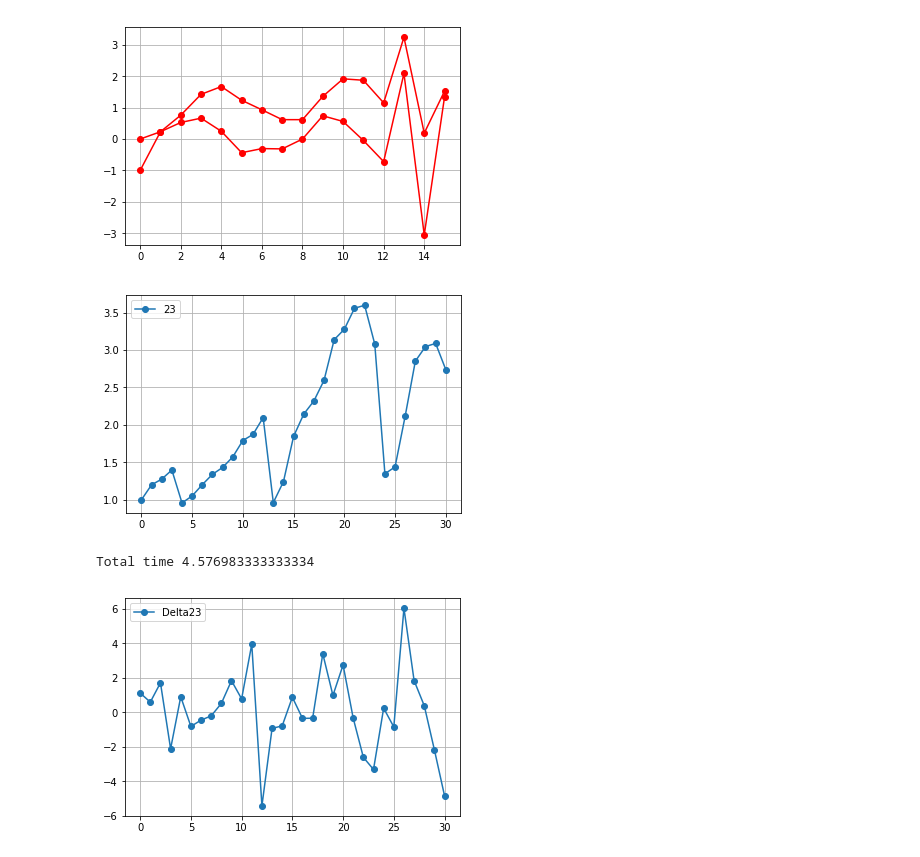
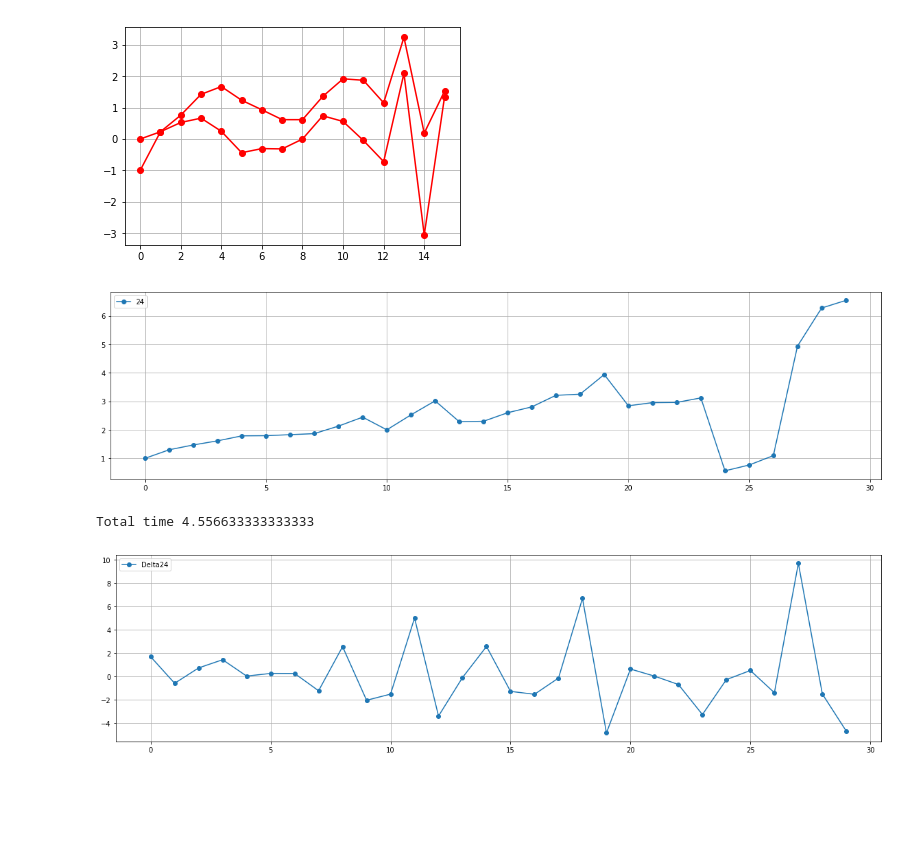
Before and after one commit to AndreeaStefan/SmartuistWrapper, a Jupyter notebook: evaluation/PlotResults.ipynb, the cells around one changed output. Cells and saved outputs as stored; diff of their text form; code cells hidden in the pictures; blank space fills up the shorter version.

```diff
--- a/evaluation/PlotResults.ipynb
+++ b/evaluation/PlotResults.ipynb
@@ -111,14 +111,14 @@ plt.show()
 # player 8 = change effort
 # player 9 = same as 8
 
-players = [23]
+players = [24]
 results = []
 gradientStats = []
 path ="C:\\Users\\huber\\OneDrive\\Dokumenty\\thesis-hubert\\unity\\SmartuistWrapper\\tapResult.csv"
 pathA = "E:\\Andreea\\Projects\\Git\\SmartsuitWrapper\\SmartuistWrapper\\tapResult.csv"
 pathStats ="C:\\Users\\huber\\OneDrive\\Dokumenty\\thesis-hubert\\unity\\SmartuistWrapper\\tapResult.csv"
-pathStatsA = "E:\\Andreea\\Projects\\Git\\SmartsuitWrapper\\SmartuistWrapper\\GradientStats.csv"
-
+pathStatsA = "E:\\Andreea\\Projects\\Git\\SmartsuitWrapper\\SmartuistWrapper\\GradientStats2.txt"
+plt.rcParams['figure.figsize'] = [20, 5]
 # read tap results / player
 results = [0] * 100
 f = open(pathA, "r")
@@ -133,19 +133,7 @@ for x in f:
             results[player] = []
             results[player].append(line)
 
-# read gradient results / player
-gradientStats = [0] * 100
-f = open(pathStatsA, "r")
-player = -1
-for x in f:
-    line = x.split(',')
-    if int(line[0]) == player:
-        gradientStats[player].append(line)
-    else:
-        player = int(line[0])
-        gradientStats[player] = []
-        gradientStats[player].append(line)
-f.close()
+
 
 for p in players:
     tmp = results[p]
@@ -163,35 +151,50 @@ for p in players:
         th.append(float(words[11]))
         thNorm.append(float(words[12]))
         unique = [x for i, x in enumerate(lengths) if i == lengths.index(x)]
 
         x = list(range(0, len(unique)))
         uniqueGain = [x for i, x in enumerate(gain) if i == gain.index(x)]
     plt.plot(x, unique, 'o-', label=p)
 
 plt.legend(loc='upper left')
 plt.grid(True)
 plt.show()
 print("Total time", totalTime/60000)
 
+
+# read gradient results / player
+gradientStats = [0] * 100
+f = open(pathStatsA, "r")
+player = -1
+for x in f:
+    line = x.split(',')
+    if int(line[0]) == player:
+        gradientStats[player].append(line)
+    else:
+        player = int(line[0])
+        gradientStats[player] = []
+        gradientStats[player].append(line)
+f.close()
+
 # delta
 
 for p in players:
     tmp = gradientStats[p]
     gain = []
     prevGain = []
     for words in tmp:
         gain.append(float(words[5]))
         prevGain.append(float(words[4]))
 
     delta = np.array(gain) - np.array(prevGain)
     x = list(range(0, len(delta)))
     plt.plot(x, delta, 'o-', label="Delta"+str(p))
 plt.legend(loc='upper left')
 plt.grid(True)
 plt.show()
 # %% [output]
-[figure, old version]
+[figure, new version]
-Total time 4.576983333333334
+Total time 4.556633333333333
-[figure, old version]
+[figure, new version]
 # %%
 # gain
```
Also changed, not shown: parts of 1 cell of this notebook, 5 other files.
